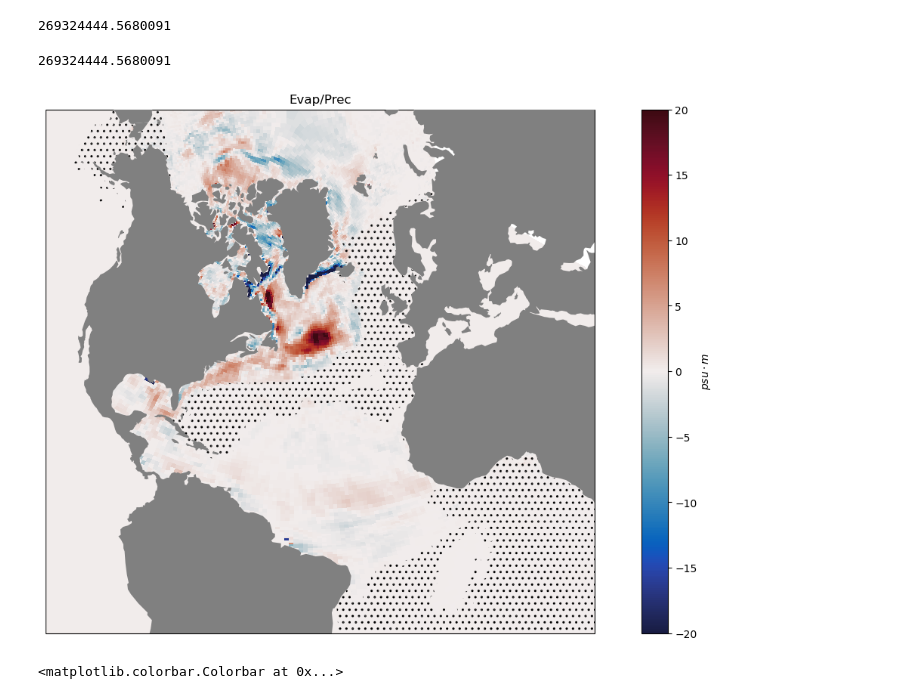
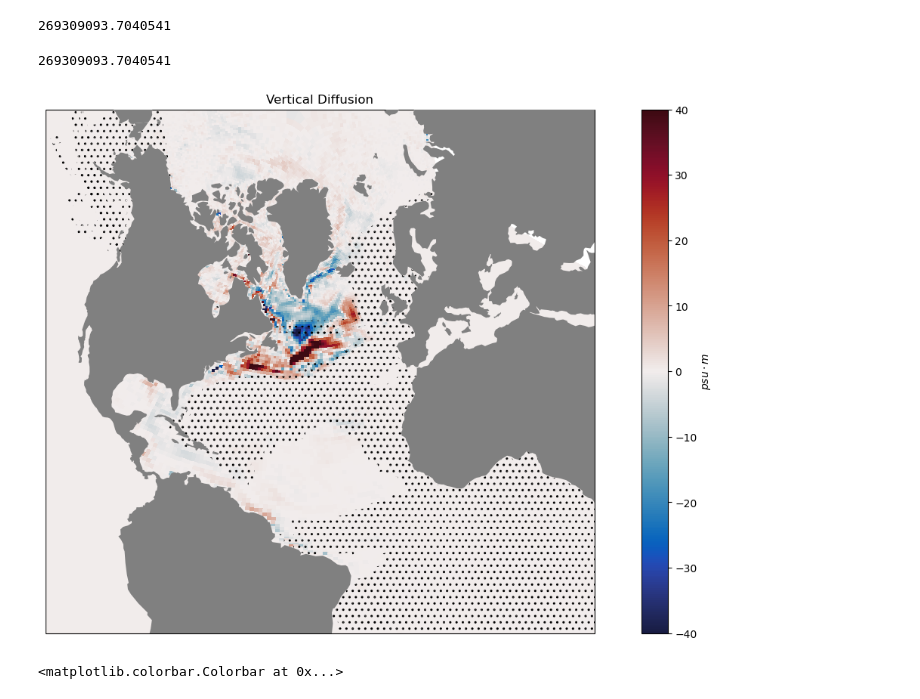
Before and after one commit to MaceKuailv/lagrangian_budget_plot, a Jupyter notebook: contribution_map.ipynb, the cells around one changed output. Drawn from its saved outputs; the diff is of its cells as text; code cells hidden in the pictures.

```diff
--- a/contribution_map.ipynb
+++ b/contribution_map.ipynb
@@ -13,7 +13,7 @@ from plot_config import *
 # import os
 # os.listdir(particle_path)
 # %%
-particle_path = '/sciserver/filedb08-01/ocean/wenrui_temp/particle_file/saltyM/'
+particle_path = '/sciserver/filedb04-01/ocean/wenrui_temp/particle_file/freshM/'
 # particle_path = '/sciserver/filedb11-01/ocean/wenrui_temp/particle_file/holliday/'
 table_path = particle_path+'table/'
 map_path = particle_path+'maps/'
@@ -49,7 +49,7 @@ VOLUME_EACH = TOTAL_VOLUME/NUMBER_OF_PARTICLE
 # %%
 VOLUME_EACH
 # %% [output]
-269324444.5680091
+269309093.7040541
 # %%
 discontinue_face_7 = xg[7]<-130
 xg[7][discontinue_face_7 ]+=360
@@ -94,12 +94,12 @@ def plot2d(sp,vmax = vmax,title = False, hash_type = 'wholedepth'):
 # %%
 VOLUME_EACH
 # %% [output]
-269324444.5680091
+269309093.7040541
 # %%
-var = 'F'
-plot2d(-maps[var].sum(dim = 'Z'),vmax = 20,title = term_dic[var],hash_type = 'surface')
+var = 'dif_v'
+plot2d(-maps[var].sum(dim = 'Z'),vmax = 40,title = term_dic[var],hash_type = 'surface')
 # %% [output]
-[figure, old version]
+[figure, new version]
 # %%
 ct = maps['count'][0]/2
 # %%
```
Also changed, not shown: 4 other files.
